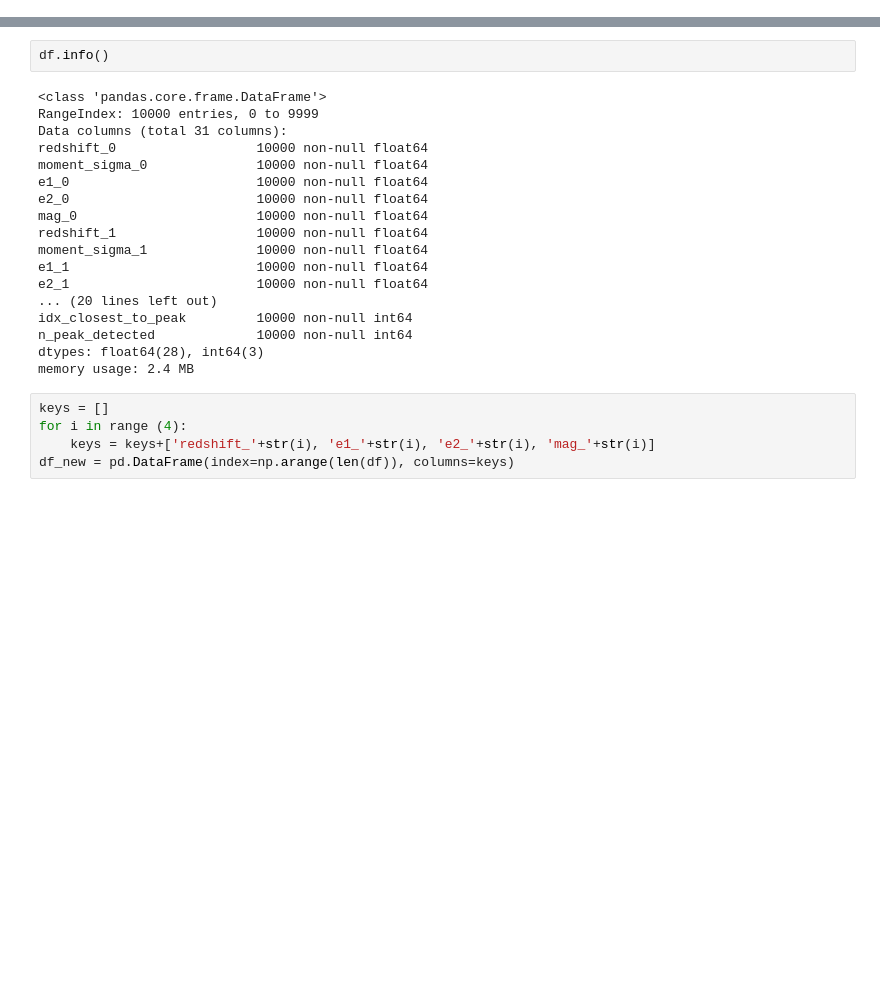
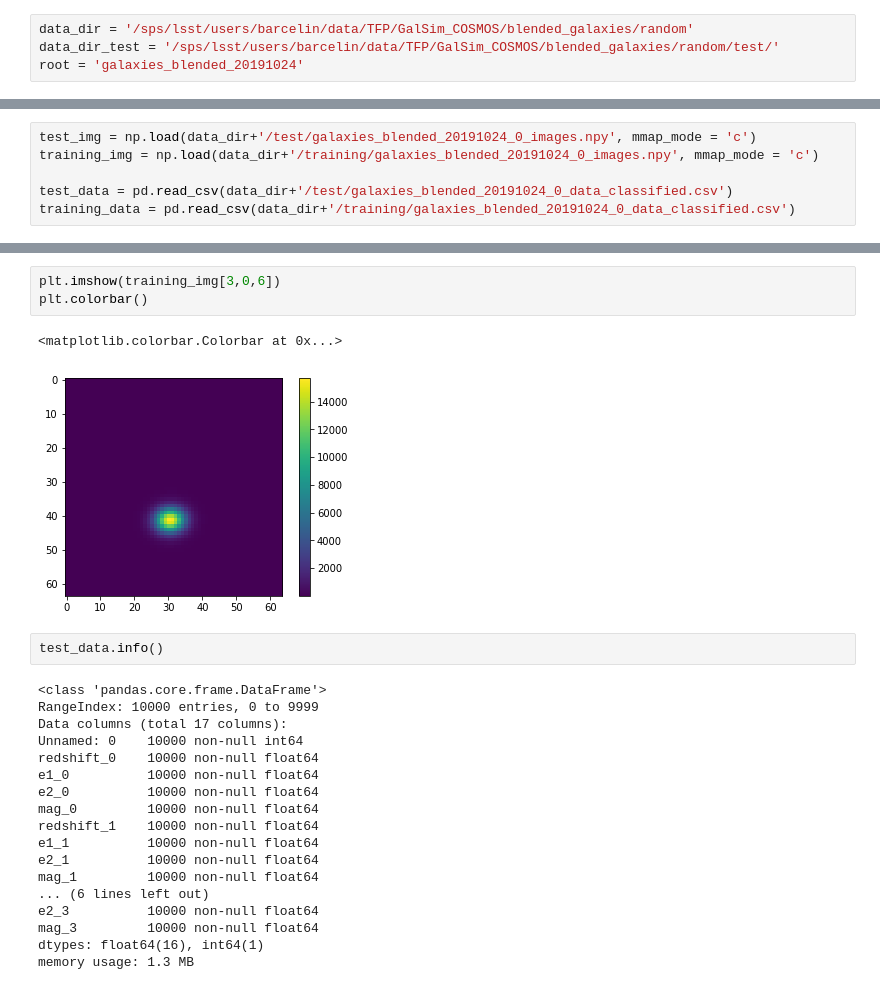
Before and after one commit to BastienArcelin/IPU-GPU, a Jupyter notebook: notebooks/parameter_estimation/Untitled.ipynb, the cells around one changed output, grey strips where cells are left out. Saved outputs shown, nothing was run; the diff lists cells and outputs as text; blank space fills up the shorter version.

Commit message:
new tests for parameter estimation with adapted loss

```diff
--- a/notebooks/parameter_estimation/Untitled.ipynb
+++ b/notebooks/parameter_estimation/Untitled.ipynb
@@ -105,0 +8,4 @@ df_new
+# %%
+data_dir = '/sps/lsst/users/barcelin/data/TFP/GalSim_COSMOS/blended_galaxies/random'
+data_dir_test = '/sps/lsst/users/barcelin/data/TFP/GalSim_COSMOS/blended_galaxies/random/test/'
+root = 'galaxies_blended_20191024'
@@ -105,0 +20,6 @@ df_new
+# %%
+test_img = np.load(data_dir+'/test/galaxies_blended_20191024_0_images.npy', mmap_mode = 'c')
+training_img = np.load(data_dir+'/training/galaxies_blended_20191024_0_images.npy', mmap_mode = 'c')
+
+test_data = pd.read_csv(data_dir+'/test/galaxies_blended_20191024_0_data_classified.csv')
+training_data = pd.read_csv(data_dir+'/training/galaxies_blended_20191024_0_data_classified.csv')
@@ -106,25 +42,26 @@ df_new
+# %%
+plt.imshow(training_img[3,0,6])
+plt.colorbar()
+# %% [output]
+<matplotlib.colorbar.Colorbar at 0x...>
+[figure, added]
 # %%
-df.info()
+test_data.info()
 # %% [output]
 <class 'pandas.core.frame.DataFrame'>
 RangeIndex: 10000 entries, 0 to 9999
-Data columns (total 31 columns):
-redshift_0                  10000 non-null float64
-moment_sigma_0              10000 non-null float64
-e1_0                        10000 non-null float64
-e2_0                        10000 non-null float64
-mag_0                       10000 non-null float64
-redshift_1                  10000 non-null float64
-moment_sigma_1              10000 non-null float64
-e1_1                        10000 non-null float64
-e2_1                        10000 non-null float64
-... (20 lines left out)
-idx_closest_to_peak         10000 non-null int64
-n_peak_detected             10000 non-null int64
-dtypes: float64(28), int64(3)
-memory usage: 2.4 MB
+Data columns (total 17 columns):
+Unnamed: 0    10000 non-null int64
+redshift_0    10000 non-null float64
+e1_0          10000 non-null float64
+e2_0          10000 non-null float64
+mag_0         10000 non-null float64
+redshift_1    10000 non-null float64
+e1_1          10000 non-null float64
+e2_1          10000 non-null float64
+mag_1         10000 non-null float64
+... (6 lines left out)
+e2_3          10000 non-null float64
+mag_3         10000 non-null float64
+dtypes: float64(16), int64(1)
+memory usage: 1.3 MB
-# %%
-keys = []
-for i in range (4):
-    keys = keys+['redshift_'+str(i), 'e1_'+str(i), 'e2_'+str(i), 'mag_'+str(i)]
-df_new = pd.DataFrame(index=np.arange(len(df)), columns=keys)
```
Also changed, not shown: parts of 21 cells of this notebook, 19 other files.
